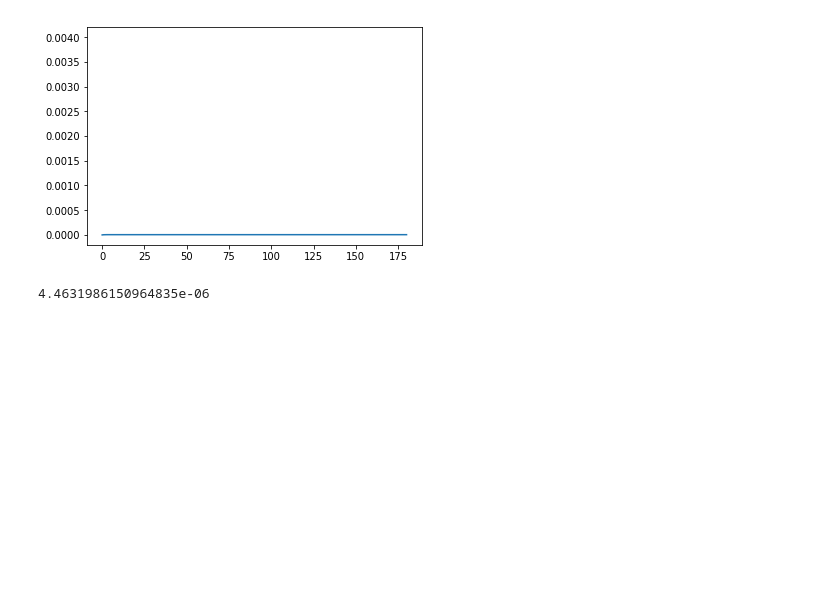
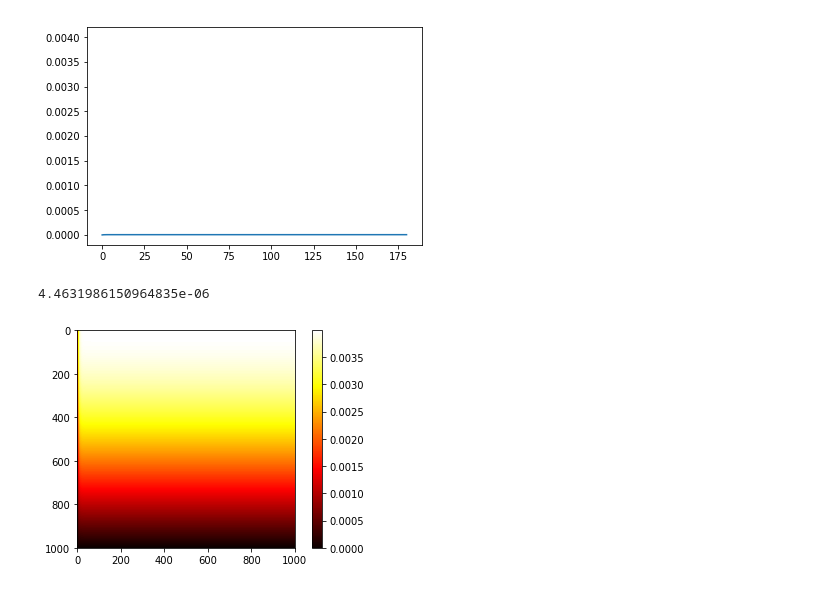
Before and after one commit to LinarKulinar/Numerical-Methods-in-Equations-of-Mathematical-Physics, a Jupyter notebook: analitic_solution.ipynb, the cells around one changed output. Drawn from its saved outputs; the diff is of its cells as text; code cells hidden in the pictures; blank space fills up the shorter version.

```diff
--- a/analitic_solution.ipynb
+++ b/analitic_solution.ipynb
@@ -93,3 +93,10 @@ plt.show()
 w[-1,10]
 # %% [output]
 4.4631986150964835e-06
+# %%
+import matplotlib.cm as cmap
+plt.imshow(w, cmap=cmap.hot)
+plt.colorbar()
+plt.show()
+# %% [output]
+[figure, added]
```
Also changed, not shown: parts of 1 cell of this notebook.
